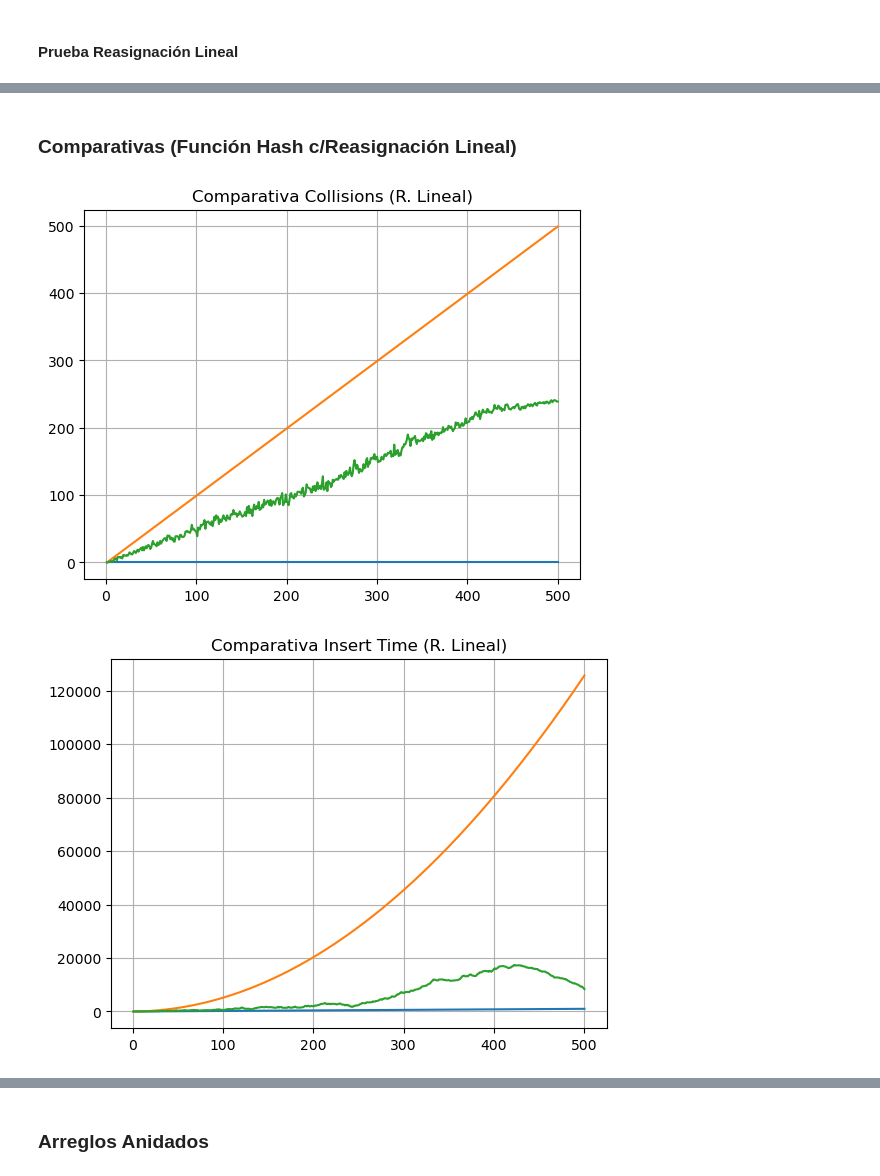
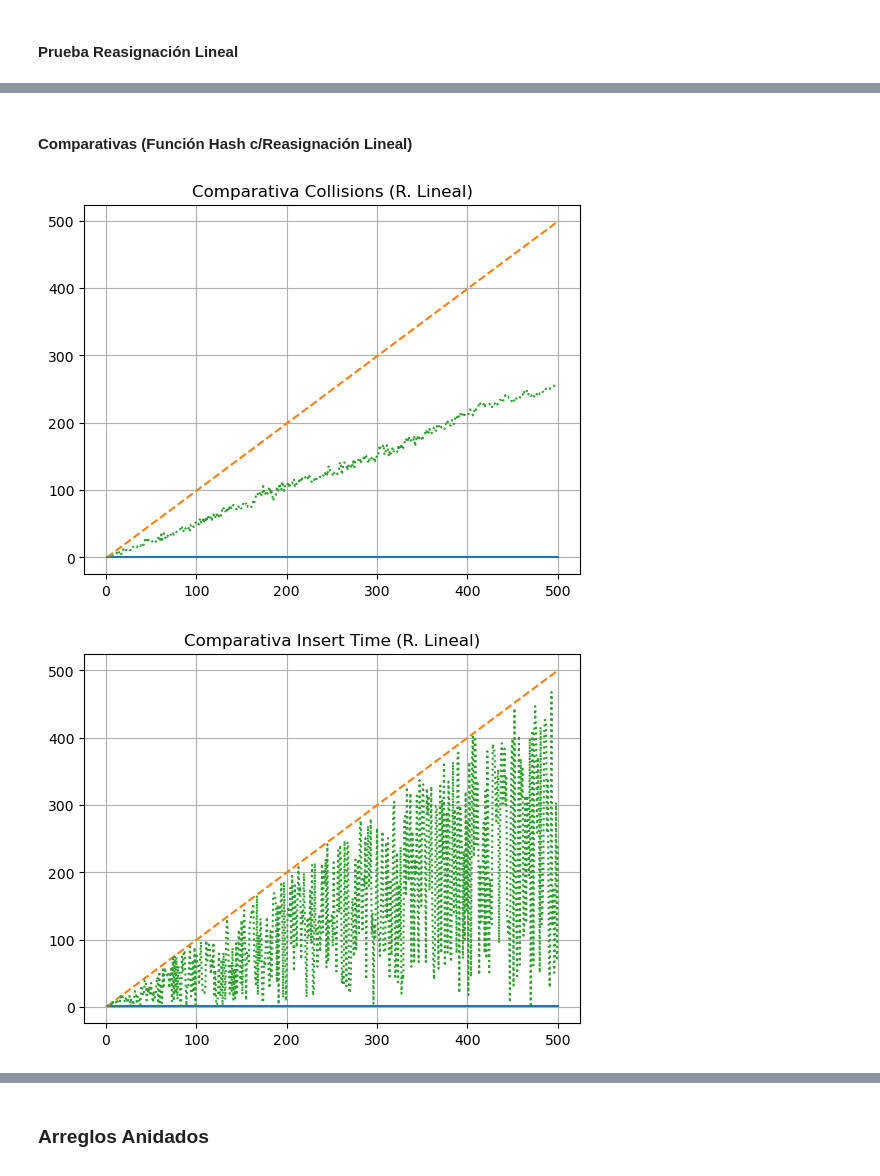
Before and after one commit to amglezb/EDA-II, a Jupyter notebook: GONZALEZ_BARRAGAN-PRACTICA_5/practica5.ipynb, the cells around one changed output, grey strips where cells are left out. Saved outputs shown, nothing was run; the diff lists cells and outputs as text; code cells hidden in the pictures.

```diff
--- a/GONZALEZ_BARRAGAN-PRACTICA_5/practica5.ipynb
+++ b/GONZALEZ_BARRAGAN-PRACTICA_5/practica5.ipynb
@@ -31,20 +31,12 @@ def new_arr(type, size, start):
 # %% [markdown]
 ## **Función Hash**
 # %%
-def hashMod(key, size):
-    time = 0
-    space = 0
-    if isinstance(key, str):
-        add = 0
-        i = 0
-        space += 1
-        while i < len(key):
-            time += 1
-            add += ord(key[i])
-            i += 1
-        return add % size, time, space
-    else:
-        time += 1
-        space += 1
-        return int(key) % size, time, space
+def hashMod(key, size):                                     # Temporal        # Espacial
+    time = 1
+    space = 1
+    if isinstance(key, str):                                # 4               # 1
+        return sum(map(ord, key)) % size, time, space       # 9
+    else:                                                   # 1
+        return int(key) % size, time, space                 # 5
+                                                            # 19              # 1 <--- Polinomio de Función
 # %% [markdown]
@@ -143,8 +153,8 @@ for j in range (len(arr)):
     while i < len(aux):
         collision, time, space = insert_rea(table, aux[i])
         collisions += collision
-        time_insert += time
-        space_insert += space
+        time_insert = time
+        space_insert = space
         i += 1
 
     key = arr[len(aux) - 1].value # - - - - - - - - - - Search - - - - - - - - - -
@@ -287,6 +298,7 @@ y_time_insert = []
 y_space_insert = []
 y_time_search = []
 y_space_search = []
+#time_search = 0
 
 for j in range (len(arr)):
     aux.append(arr[j])
@@ -299,12 +311,13 @@ for j in range (len(arr)):
     while i < len(aux):
         collision, time, space = insert_rea(table, aux[i])
         collisions += collision
-        time_insert += time
-        space_insert += space
+        time_insert = time
+        space_insert = space
         i += 1
 
     key = arr[len(aux) - 1].value # - - - - - - - - - - Search - - - - - - - - - -
     result, time_search, space_search = search_rea(table, key)
+    time_search += time
 
     x.append(len(aux))
 
@@ -351,27 +364,30 @@ y_space_prom = y_space
 # %% [markdown]
-### **Comparativas (Función Hash c/Reasignación Lineal)**
+#### **Comparativas (Función Hash c/Reasignación Lineal)**
 # %%
 casos = [   {"titulo": "Comparativa Collisions (R. Lineal)",
             "datos": [y_coll_mejor, y_coll_peor, y_coll_prom]},
             {"titulo": "Comparativa Insert Time (R. Lineal)",
             "datos": [y_time_in_mejor, y_time_in_peor, y_time_in_prom]},
             {"titulo": "Comparativa Insert Space (R. Lineal)",
             "datos": [y_space_in_mejor, y_space_in_peor, y_space_in_prom]},
             {"titulo": "Comparativa Search Time (R. Lineal)",
             "datos": [y_time_se_mejor, y_time_se_peor, y_time_se_prom]},
             {"titulo": "Comparativa Search Space (R. Lineal)",
             "datos": [y_space_se_mejor, y_space_se_peor, y_space_se_prom]},
             {"titulo": "Comparativa Total Time (R. Lineal)",
             "datos": [y_time_mejor, y_time_peor, y_time_prom]},
             {"titulo": "Comparativa Total Space (R. Lineal)",
             "datos": [y_space_mejor, y_space_peor, y_space_prom]},]
+styles = ["-", "--",":"]
 
 for caso in casos:
+    i = 0
     plt.title(caso["titulo"])
     for values in caso["datos"]:
-        plt.plot(x, values)
+        plt.plot(x, values, styles[i % len(styles)])
+        i += 1
     plt.grid(True)
     plt.show()
 # %% [output]
-[figure, old version]
+[figure, new version]
-[figure, old version]
+[figure, new version]
```
Also changed, not shown: parts of 25 cells of this notebook, 1 other file.
